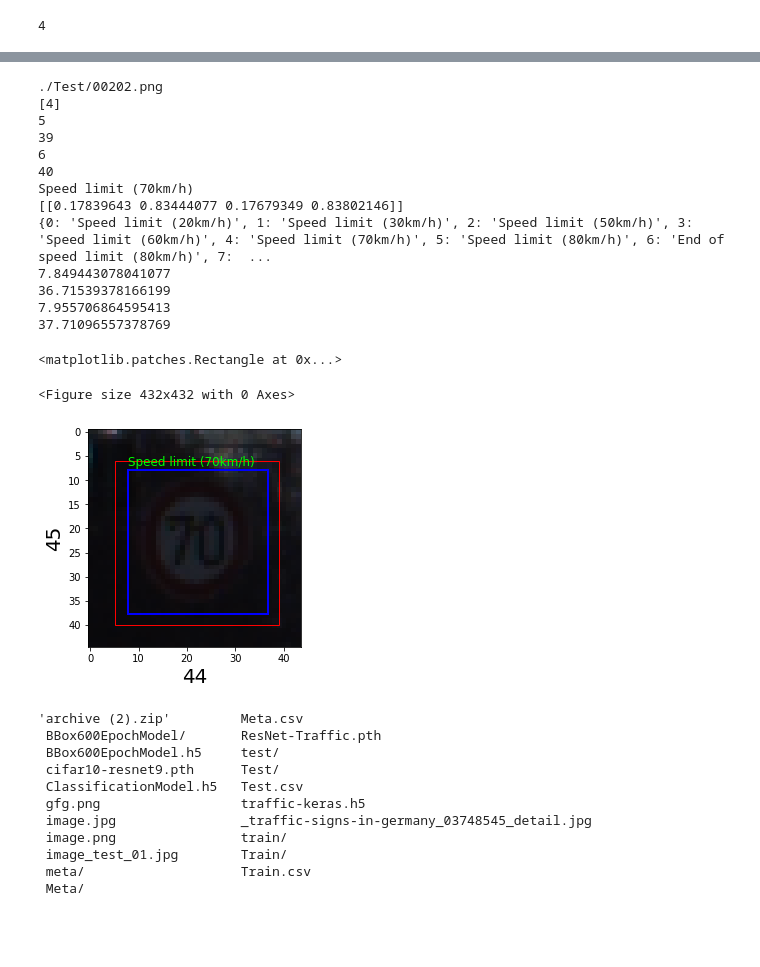
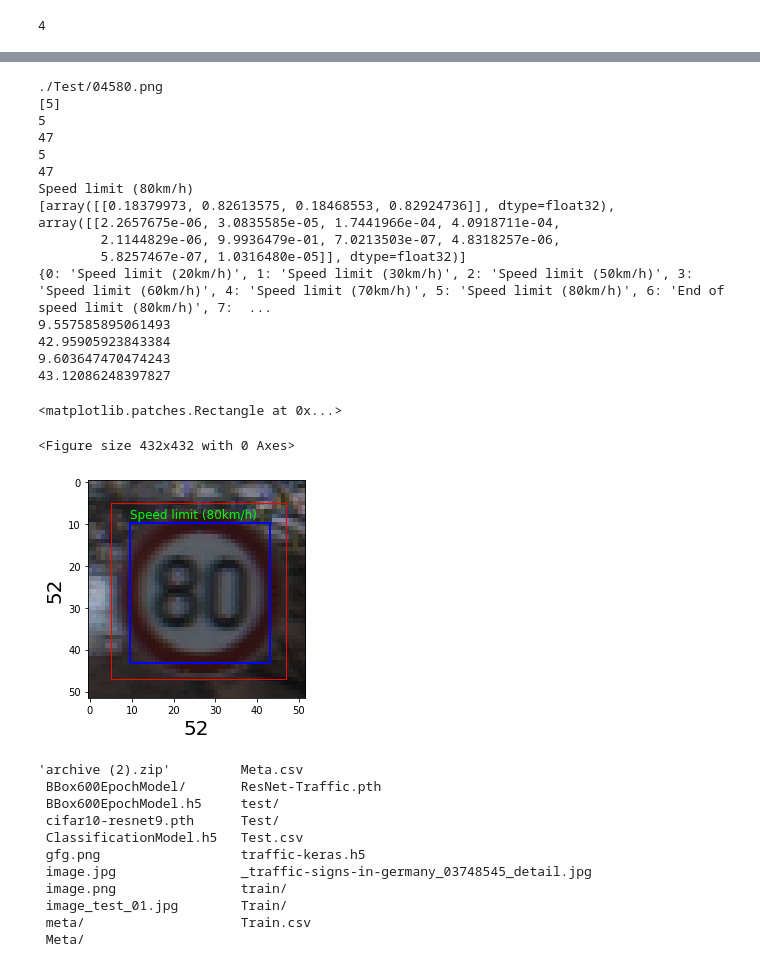
Before and after one commit to ethandsz/GTSRB-Classification-Localization, a Jupyter notebook: Localization&Classification_TrafficKeras.ipynb, the cells around one changed output, grey strips where cells are left out. Saved outputs shown, nothing was run; the diff lists cells and outputs as text; code cells hidden in the pictures; blank space fills up the shorter version.

```diff
--- a/Localization&Classification_TrafficKeras.ipynb
+++ b/Localization&Classification_TrafficKeras.ipynb
@@ -330,8 +334,8 @@ validlabel.shape (2589,)
 Train locations.shape  (6041, 4)
 ValLocation.shape  (2589, 4)
 # %%
-train_label = keras.utils.to_categorical(train_label, NUM_CATEGORIES)
-val_label = keras.utils.to_categorical(val_label, NUM_CATEGORIES)
+train_label = keras.utils.to_categorical(train_label, 10)
+val_label = keras.utils.to_categorical(val_label, 10)
 
 print(train_label.shape)
 print(val_label.shape)
@@ -351,9 +355,11 @@ array([[0., 0., 0., ..., 0., 0., 0.],
 # %%
 trainTargets = {
-    "bb_head": train_locations
+    "bb_head": train_locations,
+    "cl_head": train_label
 }
 validationTargets = {
-    "bb_head": val_locations
+    "bb_head": val_locations,
+    "cl_head": val_label
 }
 # %%
 len(val_locations[3])
@@ -506,8 +542,9 @@ locator_branch = keras.layers.Dense(4, activation='sigmoid', name='bb_head')(loc
 # %%
 model = tf.keras.Model(input_layer,
-           outputs=[locator_branch])
+           outputs=[locator_branch, classifier_branch])
 # %%
-losses = { "bb_head":tf.keras.losses.MSE}
+losses = { "bb_head":tf.keras.losses.MSE,
+          "cl_head":tf.keras.losses.CategoricalCrossentropy(from_logits=True)}
 # %%
 model.compile(loss=losses, optimizer=Adam(), metrics=['accuracy'])
 # %%
@@ -649,8 +677,8 @@ plt.imshow(rand_img)
 new_array = cv2.resize(rand_img, (IMG_WIDTH, IMG_HEIGHT))
 new_array = new_array.reshape(-1, IMG_WIDTH, IMG_HEIGHT, 3)
 pred = model.predict(new_array)
-classPred = ClassModel.predict(new_array)
-print(np.argmax(classPred,axis=1))
+#classPred = ClassModel.predict(new_array)
+print(np.argmax(pred[1],axis=1))
 plt.xlabel(rand_img.shape[1], fontsize = 20)#width of image
 plt.ylabel(rand_img.shape[0], fontsize = 20)#height of image
 
@@ -668,53 +696,55 @@ print(y1)
 print(y2)
 rect = patches.Rectangle((x1, y1), x2-x1, y2-y1, linewidth=1, edgecolor='r', facecolor='none')
 ax.add_patch(rect)
-classes_x=np.argmax(classPred,axis=1)
+classes_x=np.argmax(pred[1],axis=1)
 print(labels[int(classes_x)])
 print(pred)
 print(labels)
 
 # pred_x1 = (pred[0][0])
 # pred_x2 = (pred[0][1])
 # pred_y1 = (pred[0][2])
 # pred_y2 = (pred[0][3])
 
 
-pred_x1 = (pred[0][0]) *width
-pred_x2 = (pred[0][1]) *width
-pred_y1 = (pred[0][2]) *height
-pred_y2 = (pred[0][3]) *height
+pred_x1 = (pred[0][0][0]) *width
+pred_x2 = (pred[0][0][1]) *width
+pred_y1 = (pred[0][0][2]) *height
+pred_y2 = (pred[0][0][3]) *height
 
 # pred_x1 = inverse_sigmoid(pred[0][0])
 # pred_x2 = inverse_sigmoid(pred[0][1])
 # pred_y1 = inverse_sigmoid(pred[0][2])
 # pred_y2 = inverse_sigmoid(pred[0][3])
 
 print(pred_x1)
 print(pred_x2)
 print(pred_y1)
 print(pred_y2)
 
 text = plt.text(pred_x1, pred_y1-1, labels[int(classes_x)], fontsize=12, color = 'lime')
 
 rect = patches.Rectangle((pred_x1, pred_y1), pred_x2-pred_x1, pred_y2-pred_y1, linewidth=2, edgecolor='b', facecolor='none')
 ax.add_patch(rect)
 # %% [output]
-./Test/00202.png
-[4]
+./Test/04580.png
+[5]
 5
-39
-6
-40
-Speed limit (70km/h)
-[[0.17839643 0.83444077 0.17679349 0.83802146]]
+47
+5
+47
+Speed limit (80km/h)
+[array([[0.18379973, 0.82613575, 0.18468553, 0.82924736]], dtype=float32), array([[2.2657675e-06, 3.0835585e-05, 1.7441966e-04, 4.0918711e-04,
+        2.1144829e-06, 9.9936479e-01, 7.0213503e-07, 4.8318257e-06,
+        5.8257467e-07, 1.0316480e-05]], dtype=float32)]
 {0: 'Speed limit (20km/h)', 1: 'Speed limit (30km/h)', 2: 'Speed limit (50km/h)', 3: 'Speed limit (60km/h)', 4: 'Speed limit (70km/h)', 5: 'Speed limit (80km/h)', 6: 'End of speed limit (80km/h)', 7:  ...
-7.849443078041077
-36.71539378166199
-7.955706864595413
-37.71096557378769
+9.557585895061493
+42.95905923843384
+9.603647470474243
+43.12086248397827
 <matplotlib.patches.Rectangle at 0x...>
 <Figure size 432x432 with 0 Axes>
-[figure, old version]
+[figure, new version]
 # %%
 %ls
 # %% [output]
```
Also changed, not shown: parts of 21 cells of this notebook.
